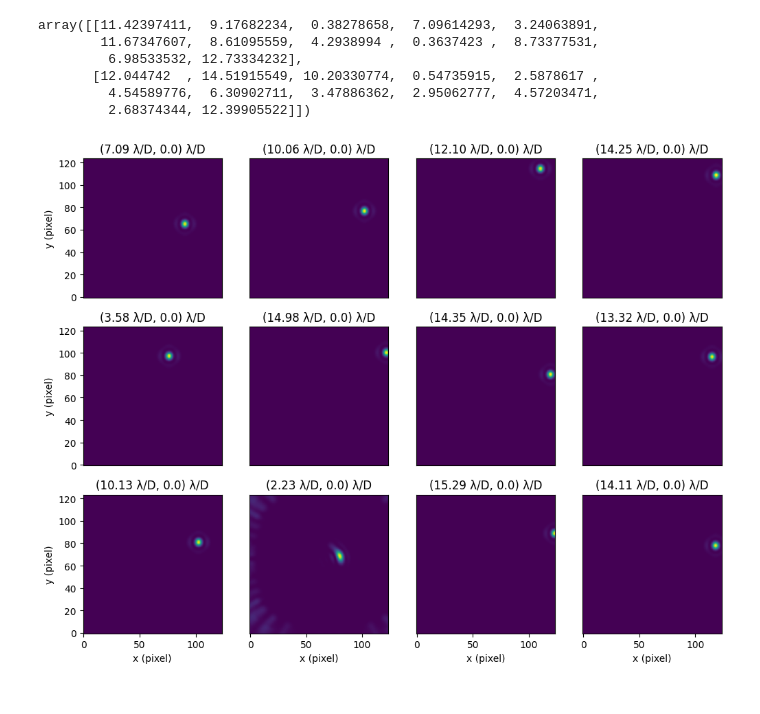
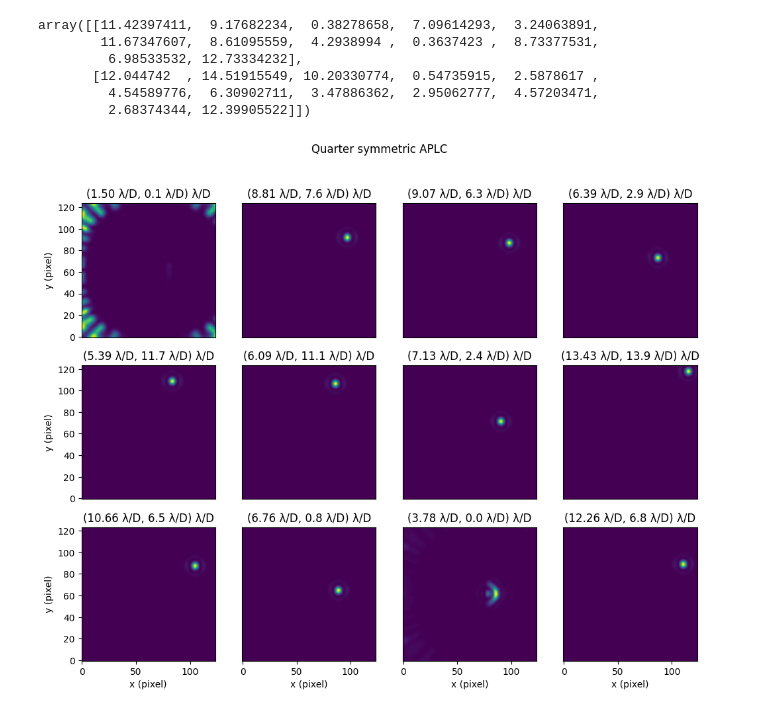
Before and after one commit to CoreySpohn/yippy, a Jupyter notebook: docs/examples/QuarterSymmetric.ipynb, the cells around one changed output. Cells and saved outputs as stored; diff of their text form; code cells hidden in the pictures.

```diff
--- a/docs/examples/QuarterSymmetric.ipynb
+++ b/docs/examples/QuarterSymmetric.ipynb
@@ -81,21 +84,22 @@ array([[11.42397411,  9.17682234,  0.38278658,  7.09614293,  3.24063891,
 # %%
 ### Plotting PSF data
 fig, axes = set_up_plot()
 
 # Choosing the PSF offset index values
 n_plots = axes.shape[0]*axes.shape[1]
 
-x_offsets = np.random.uniform(low=0, high=15.3, size=(n_plots,))*lod
-y_offsets = np.random.uniform(low=0, high=15.3, size=(n_plots,))*lod
+x_offsets = np.random.uniform(low=0, high=14, size=(n_plots,))*lod
+y_offsets = np.random.uniform(low=0, high=14, size=(n_plots,))*lod
 
 # Loop through and plot the PSFs
 for ax, x, y in zip(axes.flatten(), x_offsets, y_offsets):
     # Plot the PSF data at the current offset
     ax.imshow(coro.offax(x, y), origin='lower')
 
     # Make the plot pretty
-    ax.set_title(f"({x:.2f}, {0:.1f}) {lod}")
+    ax.set_title(f"({x:.2f}, {y:.1f}) {lod}")
     ax = ax_labels_and_ticks(ax)
+fig.suptitle("Quarter symmetric APLC")
 plt.show()
 # %% [output]
-[figure, old version]
+[figure, new version]
```
Also changed, not shown: parts of 1 cell of this notebook.
